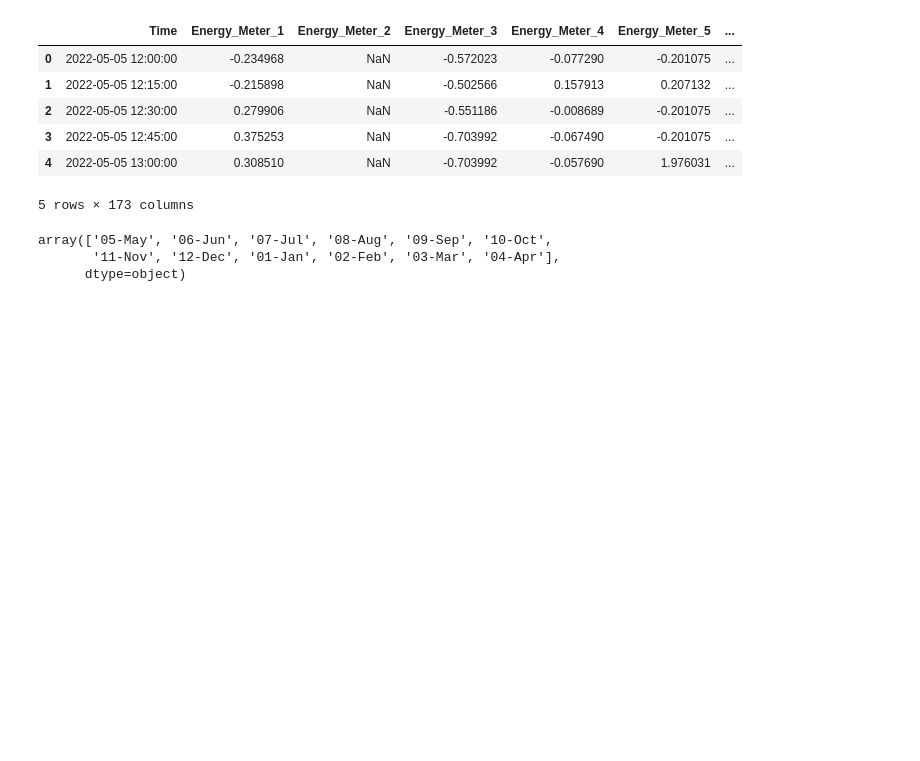
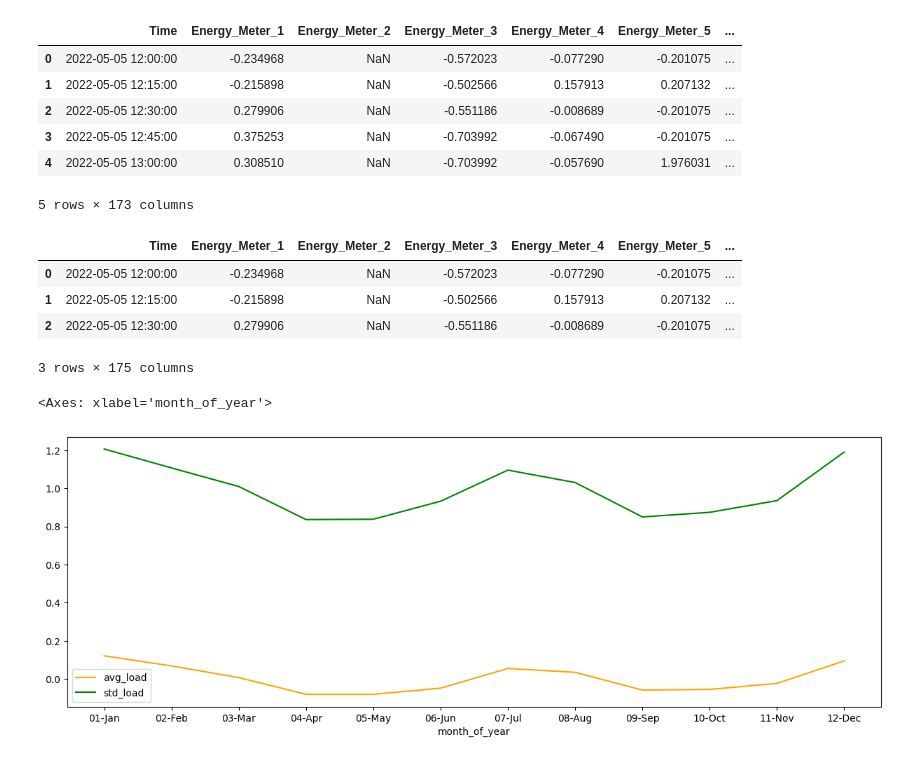
Before and after one commit to larrydinh/DataAnalysis_EnergyConsumption, a Jupyter notebook: energyconsumption.ipynb, the cells around one changed output. Saved outputs shown, nothing was run; the diff lists cells and outputs as text; code cells hidden in the pictures; blank space fills up the shorter version.

```diff
--- a/energyconsumption.ipynb
+++ b/energyconsumption.ipynb
@@ -319,11 +319,32 @@ energy_df.head()
 | 4 | 2022-05-05 13:00:00 | 0.308510 | NaN | -0.703992 | -0.057690 | 1.976031 | ... |
 5 rows × 173 columns
 # %%
-#Column month of year return the monthname. However, if we want to sort using this column, we should add a number before the month
+#Column month of year return the monthname. However, if we want to sort using this column, we should add a number before
 energy_df['month_of_year'] = energy_df['Time'].dt.strftime('%m-%b')
-energy_df.month_of_year.unique()
+energy_df["day_of_week"] = energy_df["Time"].dt.strftime("%A")
+
+energy_df.head(3)
 #
 # %% [output]
+|  | Time | Energy_Meter_1 | Energy_Meter_2 | Energy_Meter_3 | Energy_Meter_4 | Energy_Meter_5 | ... |
+| 0 | 2022-05-05 12:00:00 | -0.234968 | NaN | -0.572023 | -0.077290 | -0.201075 | ... |
+| 1 | 2022-05-05 12:15:00 | -0.215898 | NaN | -0.502566 | 0.157913 | 0.207132 | ... |
+| 2 | 2022-05-05 12:30:00 | 0.279906 | NaN | -0.551186 | -0.008689 | -0.201075 | ... |
-array(['05-May', '06-Jun', '07-Jul', '08-Aug', '09-Sep', '10-Oct',
-       '11-Nov', '12-Dec', '01-Jan', '02-Feb', '03-Mar', '04-Apr'],
-      dtype=object)
+3 rows × 175 columns
+# %%
+
+#add col month_of_year to the dataset
+cols = [i for i in raw_dataset.columns if i.startswith("Energy_")]
+cols.append("month_of_year")
+
+_monthly = energy_df[cols].melt(id_vars="month_of_year")
+monthly = _monthly.rename(columns={"value":"avg_load"})[["month_of_year", "avg_load"]]
+avg_monthly = monthly.groupby("month_of_year").mean()
+
+std_monthly = _monthly.rename(columns = {"value":"std_load"})[["month_of_year", "std_load"]].groupby("month_of_year").std()
+fig, ax = plt.subplots(figsize=(15,5))
+av_m = sns.lineplot(avg_monthly, palette=["orange"])
+sns.lineplot(std_monthly, palette=["green"])
+# %% [output]
+<Axes: xlabel='month_of_year'>
+[figure, added]
```
Also changed, not shown: parts of 1 cell of this notebook.
